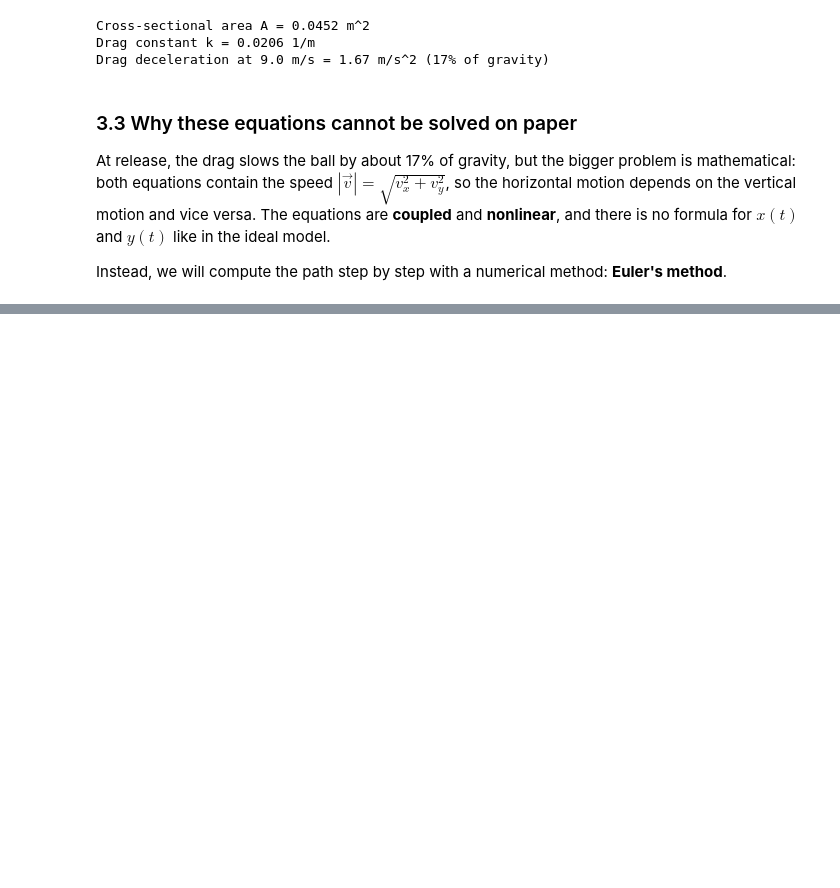
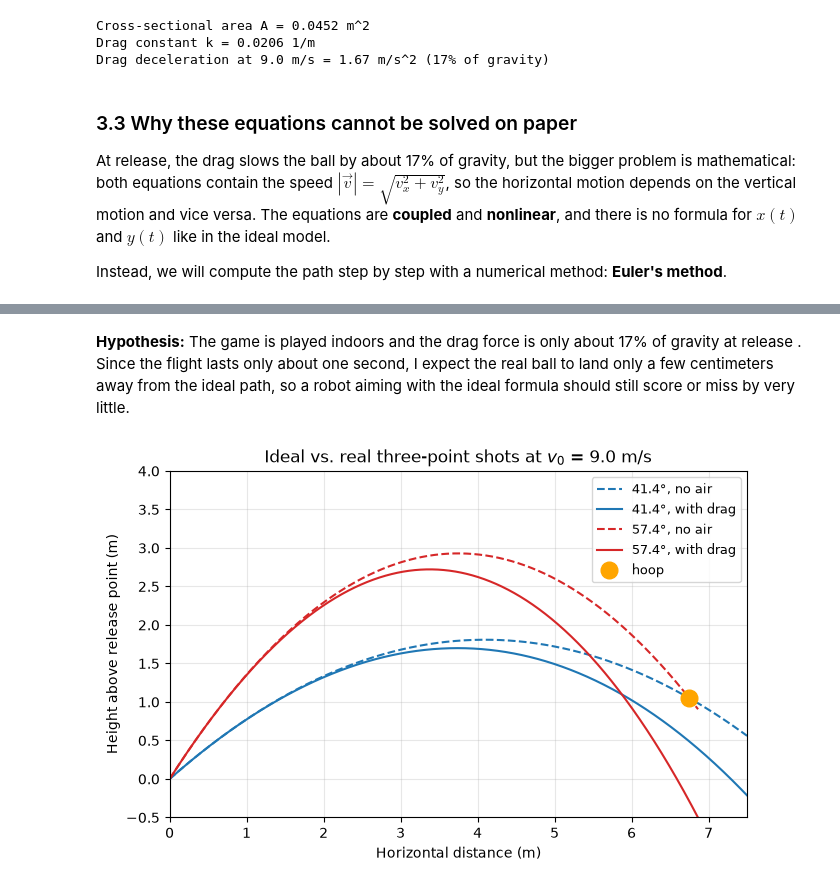
Before and after one commit to georgiilkov2006/Shot-project, a Jupyter notebook: basketball_shot.ipynb, the cells around one changed output, grey strips where cells are left out. Saved outputs shown, nothing was run; the diff lists cells and outputs as text; code cells hidden in the pictures; blank space fills up the shorter version.

```diff
--- a/basketball_shot.ipynb
+++ b/basketball_shot.ipynb
@@ -251,0 +333,11 @@ Instead, we will compute the path step by step with a numerical method: **Euler'
+# %%
+print(f"{'dt (s)':>8} | {'steps':>6} | {'error without drag (mm)':>24} | {'height with drag (m)':>21}")
+
+for dt in [0.01, 0.001, 0.0001]:
+    xs, ys = simulate_shot(v0, low, k=0.0, dt=dt)
+    error_mm = (np.interp(THREE_POINT, xs, ys) - HOOP_HEIGHT) * 1000
+
+    xs_drag, ys_drag = simulate_shot(v0, low, k=K, dt=dt)
+    height_drag = np.interp(THREE_POINT, xs_drag, ys_drag)
+
+    print(f"{dt:>8} | {len(xs):>6} | {error_mm:>24.2f} | {height_drag:>21.4f}")
@@ -251,0 +356,24 @@ Instead, we will compute the path step by step with a numerical method: **Euler'
+# %% [markdown]
+**Hypothesis:** The game is played indoors and the drag force is only about 17% of gravity at release . Since the flight lasts only about one second, I expect the real ball to land only a few centimeters away from the ideal path, so a robot aiming with the ideal formula should still score or miss by very little.
+# %%
+v0 = 9.0  # release speed, m/s
+low, high = angles_to_hit(v0, THREE_POINT, HOOP_HEIGHT)
+
+plt.figure(figsize=(8, 4.5))
+for angle, color in [(low, "tab:blue"), (high, "tab:red")]:
+    xs, ys = simulate_shot(v0, angle, k=K)
+    plt.plot(xs, ideal_y(xs, v0, angle), "--", color=color, label=f"{angle:.1f}°, no air")
+    plt.plot(xs, ys, color=color, label=f"{angle:.1f}°, with drag")
+
+plt.plot(THREE_POINT, HOOP_HEIGHT, "o", color="orange", markersize=12, label="hoop")
+plt.xlim(0, 7.5)
+plt.ylim(-0.5, 4)
+plt.gca().set_aspect("equal")
+plt.xlabel("Horizontal distance (m)")
+plt.ylabel("Height above release point (m)")
+plt.title(f"Ideal vs. real three-point shots at $v_0$ = {v0} m/s")
+plt.legend(fontsize=9)
+plt.grid(alpha=0.3)
+plt.show()
+# %% [output]
+[figure, added]
```
Also changed, not shown: parts of 10 cells of this notebook.
